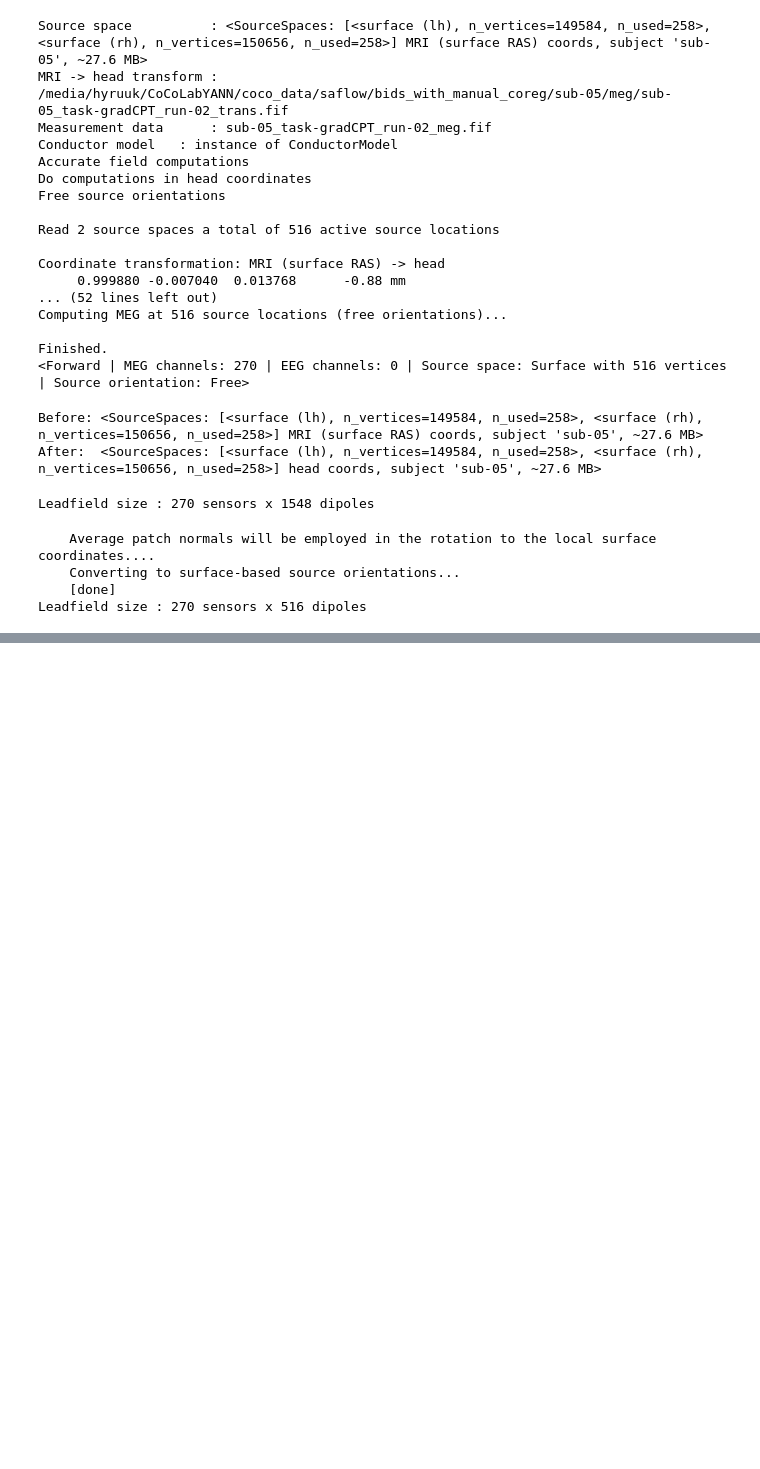
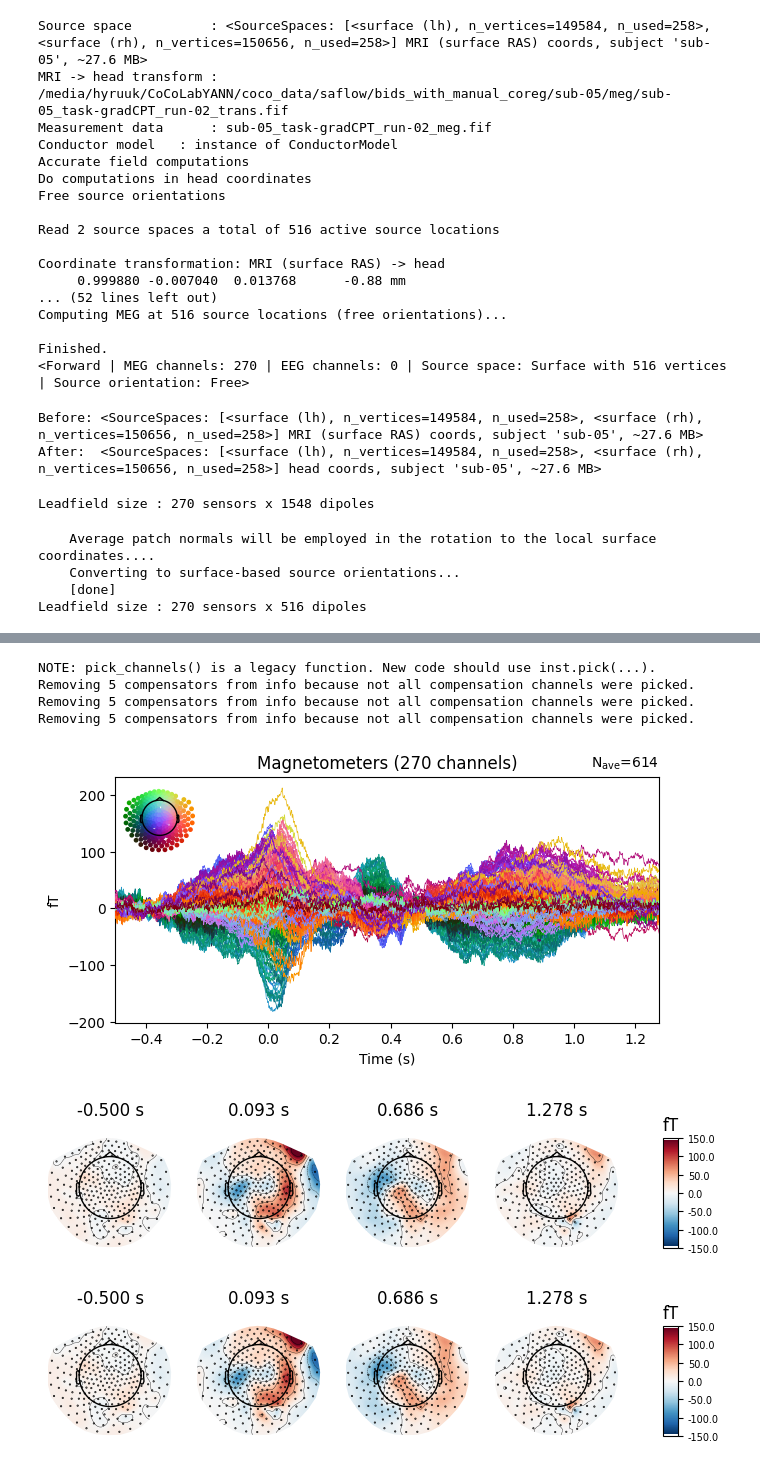
Before and after one commit to hyruuk/cc_saflow, a Jupyter notebook: notebooks/source_reconstruction.ipynb, the cells around one changed output, grey strips where cells are left out. Saved outputs shown, nothing was run; the diff lists cells and outputs as text; code cells hidden in the pictures; blank space fills up the shorter version.

```diff
--- a/notebooks/source_reconstruction.ipynb
+++ b/notebooks/source_reconstruction.ipynb
@@ -253,0 +342,14 @@ Leadfield size : 270 sensors x 516 dipoles
+# %%
+# Create evoked of response, just to check
+import numpy as np
+evoked = epochs['Resp'].average().pick("meg")
+evoked.plot(time_unit="s")
+evoked.plot_topomap()
+# %% [output]
+NOTE: pick_channels() is a legacy function. New code should use inst.pick(...).
+Removing 5 compensators from info because not all compensation channels were picked.
+Removing 5 compensators from info because not all compensation channels were picked.
+Removing 5 compensators from info because not all compensation channels were picked.
+[figure, added]
+[figure, added]
+[figure, added]
```
Also changed, not shown: parts of 13 cells of this notebook.
